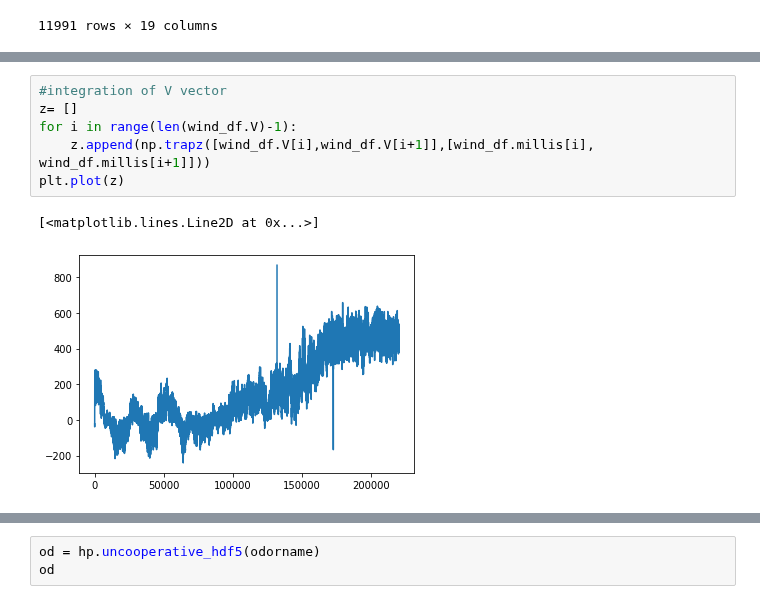
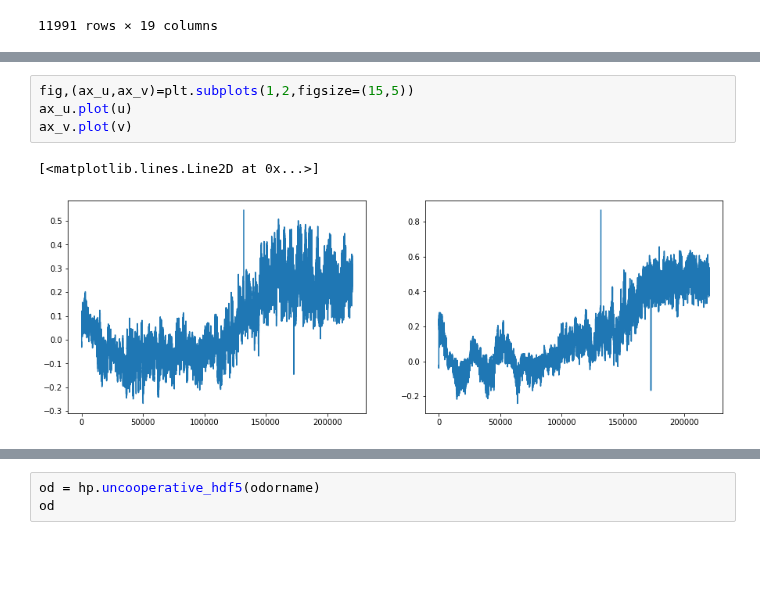
Before and after one commit to arunavanag591/odor_analysis, a Jupyter notebook: data_exploration/DesertBagAnalysis.ipynb, the cells around one changed output, grey strips where cells are left out. Cells and saved outputs as stored; diff of their text form; blank space fills up the shorter version.

```diff
--- a/data_exploration/DesertBagAnalysis.ipynb
+++ b/data_exploration/DesertBagAnalysis.ipynb
@@ -101,9 +96,7 @@ plt.plot(y)
-# %%
-#integration of V vector
-z= []
-for i in range(len(wind_df.V)-1):
-    z.append(np.trapz([wind_df.V[i],wind_df.V[i+1]],[wind_df.millis[i], wind_df.millis[i+1]]))
-plt.plot(z)
-# %% [output]
-[<matplotlib.lines.Line2D at 0x...>]
-[figure, removed]
+# %%
+fig,(ax_u,ax_v)=plt.subplots(1,2,figsize=(15,5))
+ax_u.plot(u)
+ax_v.plot(v)
+# %% [output]
+[<matplotlib.lines.Line2D at 0x...>]
+[figure, added]
```
Also changed, not shown: parts of 18 cells of this notebook, 1 other file.
